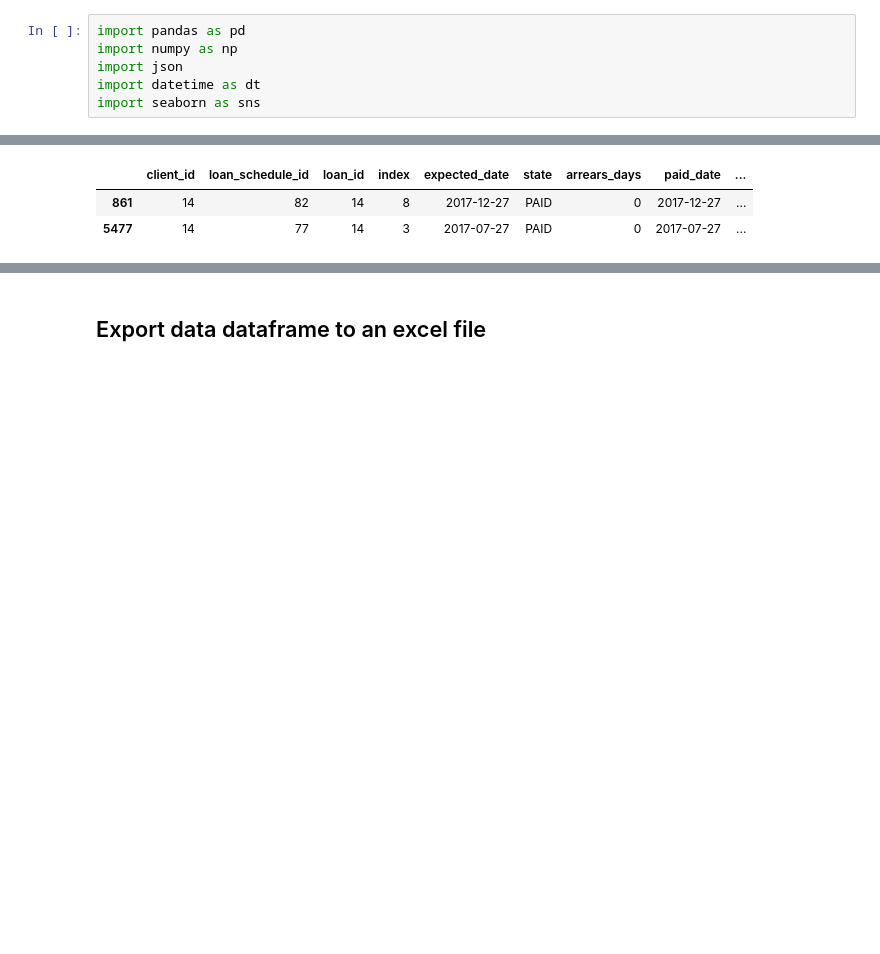
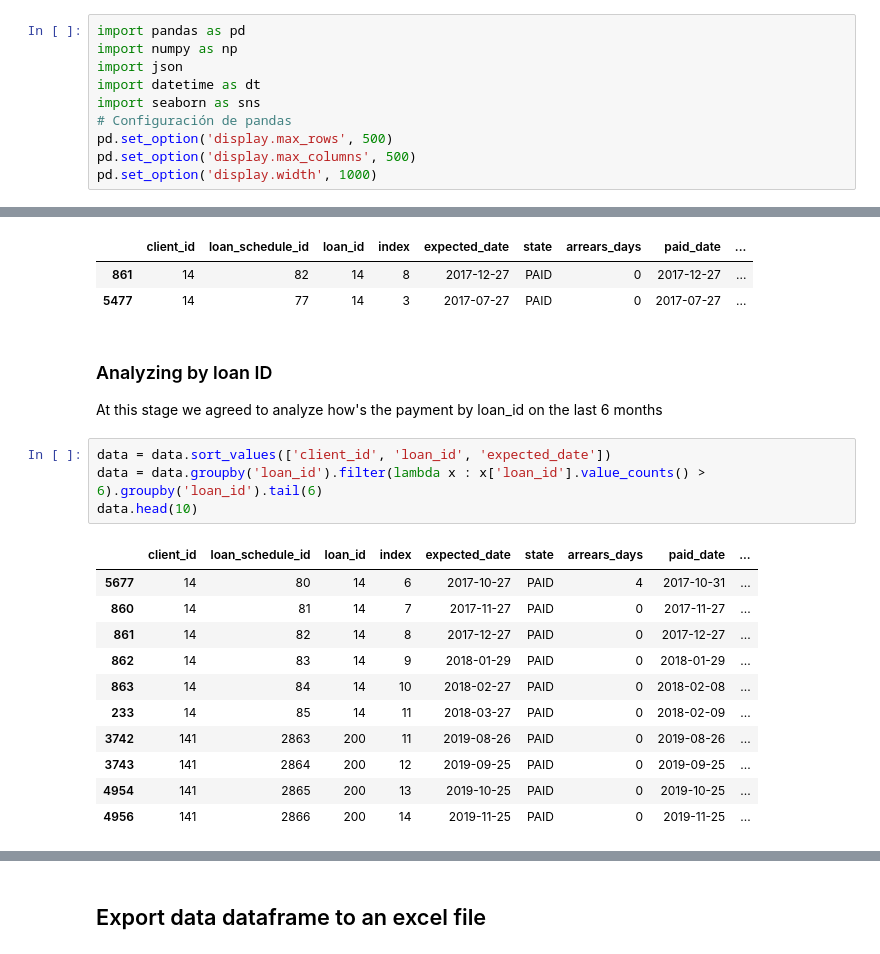
Before and after one commit to cbarros7/capstone_project_holberton, a Jupyter notebook: cleaning_data.ipynb, the cells around one changed output, grey strips where cells are left out. Cells and saved outputs as stored; diff of their text form; blank space fills up the shorter version.

Commit message:
adding table for pre-modeling

```diff
--- a/cleaning_data.ipynb
+++ b/cleaning_data.ipynb
@@ -6,6 +6,10 @@ import numpy as np
 import json
 import datetime as dt
 import seaborn as sns
+# Configuración de pandas
+pd.set_option('display.max_rows', 500)
+pd.set_option('display.max_columns', 500)
+pd.set_option('display.width', 1000)
 # %% [markdown]
 ### Loading the data
 
@@ -76,3 +80,23 @@ data.head(2)
 |  | client_id | loan_schedule_id | loan_id | index | expected_date | state | arrears_days | paid_date | ... |
 | 861 | 14 | 82 | 14 | 8 | 2017-12-27 | PAID | 0 | 2017-12-27 | ... |
 | 5477 | 14 | 77 | 14 | 3 | 2017-07-27 | PAID | 0 | 2017-07-27 | ... |
+# %% [markdown]
+### Analyzing by loan ID
+
+At this stage we agreed to analyze how's the payment by loan_id on the last 6 months
+# %%
+data = data.sort_values(['client_id', 'loan_id', 'expected_date'])
+data = data.groupby('loan_id').filter(lambda x : x['loan_id'].value_counts() > 6).groupby('loan_id').tail(6)
+data.head(10)
+# %% [output]
+|  | client_id | loan_schedule_id | loan_id | index | expected_date | state | arrears_days | paid_date | ... |
+| 5677 | 14 | 80 | 14 | 6 | 2017-10-27 | PAID | 4 | 2017-10-31 | ... |
+| 860 | 14 | 81 | 14 | 7 | 2017-11-27 | PAID | 0 | 2017-11-27 | ... |
+| 861 | 14 | 82 | 14 | 8 | 2017-12-27 | PAID | 0 | 2017-12-27 | ... |
+| 862 | 14 | 83 | 14 | 9 | 2018-01-29 | PAID | 0 | 2018-01-29 | ... |
+| 863 | 14 | 84 | 14 | 10 | 2018-02-27 | PAID | 0 | 2018-02-08 | ... |
+| 233 | 14 | 85 | 14 | 11 | 2018-03-27 | PAID | 0 | 2018-02-09 | ... |
+| 3742 | 141 | 2863 | 200 | 11 | 2019-08-26 | PAID | 0 | 2019-08-26 | ... |
+| 3743 | 141 | 2864 | 200 | 12 | 2019-09-25 | PAID | 0 | 2019-09-25 | ... |
+| 4954 | 141 | 2865 | 200 | 13 | 2019-10-25 | PAID | 0 | 2019-10-25 | ... |
+| 4956 | 141 | 2866 | 200 | 14 | 2019-11-25 | PAID | 0 | 2019-11-25 | ... |
```
Also changed, not shown: parts of 12 cells of this notebook.
